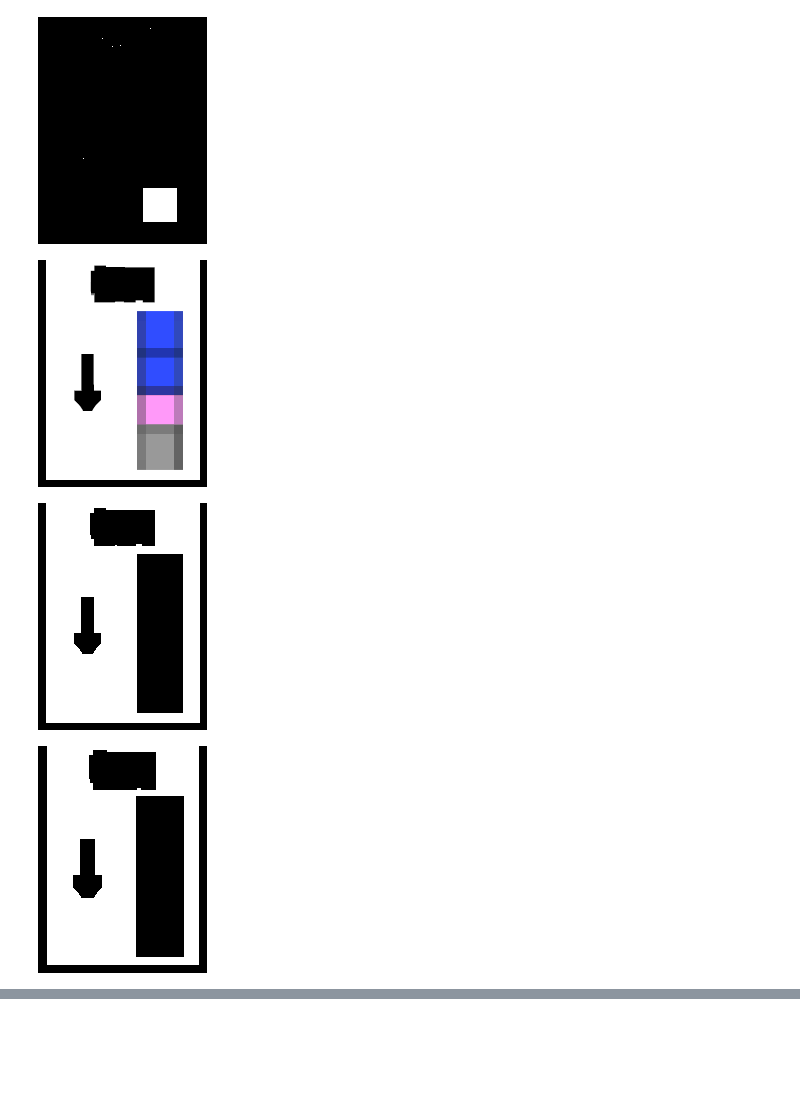
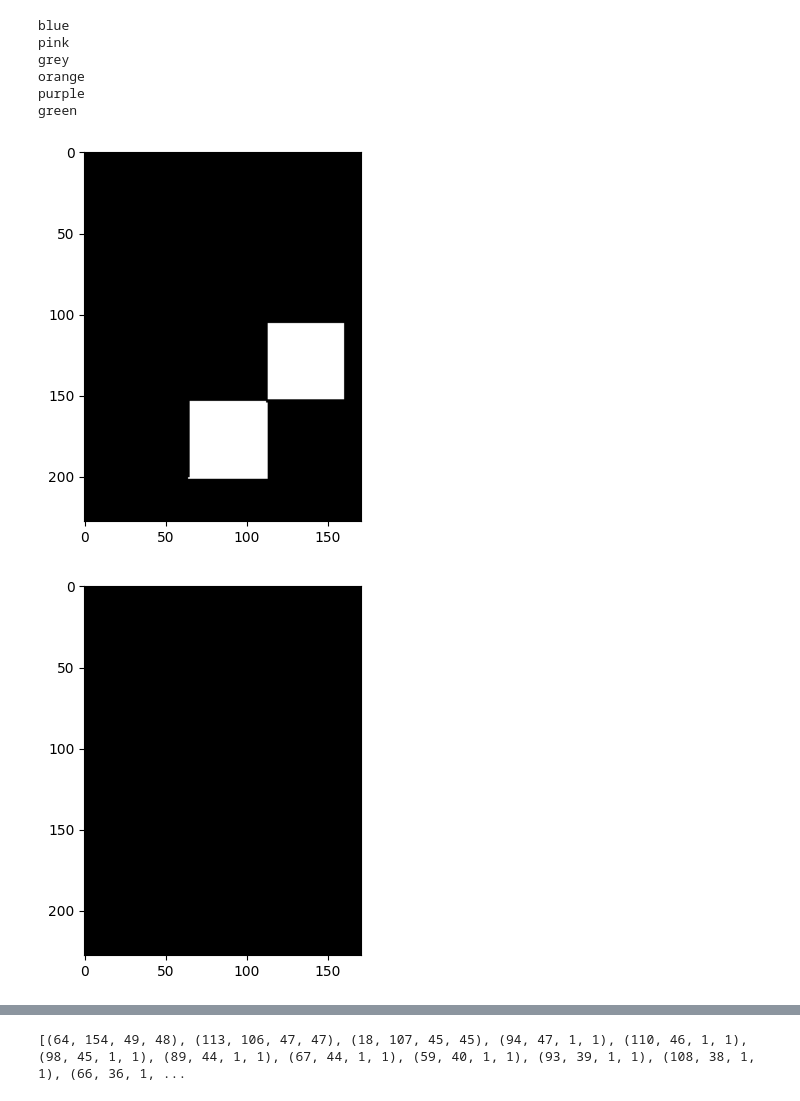
Before and after one commit to Xpectuer/yunshenzhidi, a Jupyter notebook: cv.ipynb, the cells around one changed output, grey strips where cells are left out. Cells and saved outputs as stored; diff of their text form; code cells hidden in the pictures; blank space fills up the shorter version.

```diff
--- a/cv.ipynb
+++ b/cv.ipynb
@@ -131,6 +130,3 @@ for roi in rois:
 # 粗线条的变细
 # afterErode = cv2.erode(afterHSV, None, iterations = 2)
 # showImg(afterErode)
-# %%
-mask = cv2.inRange(afterGsB, color_dist[target_color[0]]['Lower'], color_dist[target_color[0]]['Upper'])
-showImg(mask)
@@ -139,3 +132,0 @@ showImg(mask)
-# %%
-mask = cv2.inRange(afterGsB, color_dist[target_color[1]]['Lower'], color_dist[target_color[1]]['Upper'])
-showImg(mask)
@@ -144,22 +133,17 @@ showImg(mask)
-# %%
-mask = cv2.inRange(afterGsB, color_dist[target_color[2]]['Lower'], color_dist[target_color[2]]['Upper'])
-showImg(mask)
-# %% [output]
-[figure, removed]
-# %%
-# 粗线条的变细
-afterErode = cv2.erode(afterGsB, None, iterations = 4)
-showImg(afterErode)
-# %% [output]
-[figure, removed]
-# %%
-mask = cv2.inRange(afterErode, color_dist[target_color[3]]['Lower'], color_dist[target_color[3]]['Upper'])
-showImg(mask)
-# %% [output]
-[figure, removed]
-# %%
-# 粗线条的变细
-afterErode = cv2.erode(mask, None, iterations = 1)
-showImg(afterErode)
-# %% [output]
-[figure, removed]
+# %%
+masks = []
+for color in target_color:
+    print(color)
+    mask = cv2.inRange(img, color_dist[color]['Lower'], color_dist[color]['Upper'])
+    masks.append(mask)
+
+showMultipleImg(masks)
+# %% [output]
+blue
+pink
+grey
+orange
+purple
+green
+[figure, added]
+[figure, added]
@@ -165,0 +154,20 @@ showImg(afterErode)
+# %%
+roi_masks = []
+for mask in masks:
+
+    contours, _ = cv2.findContours(mask,
+                                    cv2.RETR_EXTERNAL,
+                                    cv2.CHAIN_APPROX_SIMPLE)
+
+    rois = []
+    for cont in contours:
+        x, y, w, h = cv2.boundingRect(cont)
+        # add region of interest
+        m = ( x, y, w, h)
+        rois.append(m)
+
+    roi_masks.extend(rois)
+
+print(roi_masks)
+# %% [output]
+[(64, 154, 49, 48), (113, 106, 47, 47), (18, 107, 45, 45), (94, 47, 1, 1), (110, 46, 1, 1), (98, 45, 1, 1), (89, 44, 1, 1), (67, 44, 1, 1), (59, 40, 1, 1), (93, 39, 1, 1), (108, 38, 1, 1), (66, 36, 1, ...
```
Also changed, not shown: parts of 14 cells of this notebook, 10 other files.
